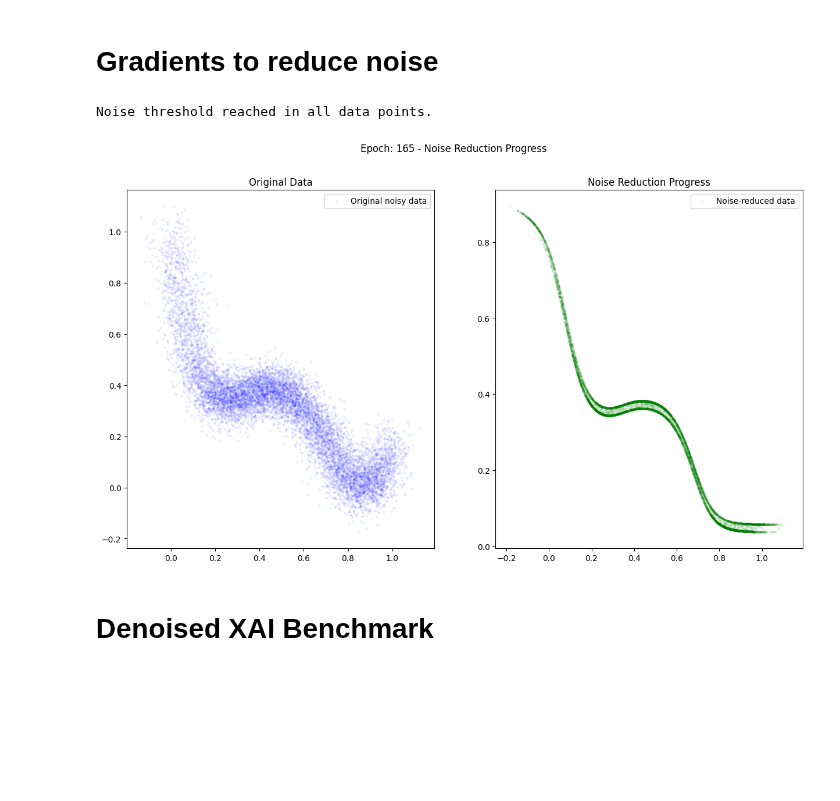
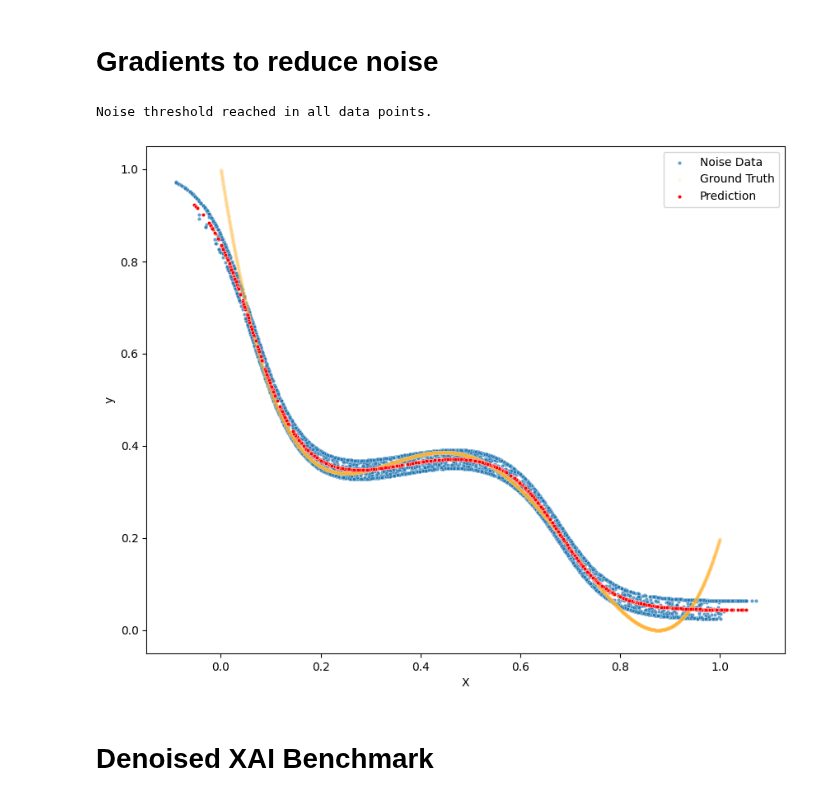
Before and after one commit to ari-dasci/S-DenoGrad, a Jupyter notebook: src/notebooks/polinomial_2D/polinomial_Gradient.ipynb, the cells around one changed output. Cells and saved outputs as stored; diff of their text form; code cells hidden in the pictures; blank space fills up the shorter version.

```diff
--- a/src/notebooks/polinomial_2D/polinomial_Gradient.ipynb
+++ b/src/notebooks/polinomial_2D/polinomial_Gradient.ipynb
@@ -300,16 +303,26 @@ df_no_noise = df_noisy.copy()
 dlnr = DLNoiseReduction(model=model, criterion=criterion)
 dlnr.fit(df_noisy['X'].values.reshape(-1, 1), df_noisy['y'].values.reshape(-1, 1))
 # %%
-df_no_noise['X'], df_no_noise['y'] = dlnr.transform(
-                                                nrr=0.05,
-                                                nr_threshold=0.01,
-                                                max_epochs=200,
-                                                plot_progress=True,
-                                                path_to_save_imgs=None
+df_no_noise['X'], df_no_noise['y'], x_grad, y_grad = dlnr.transform(
+    nrr=0.05,
+    nr_threshold=0.02,
+    max_epochs=200,
+    plot_progress=False,
+    path_to_save_imgs=None
 )
 # %% [output]
 Noise threshold reached in all data points.
-[figure, removed]
+# %%
+import seaborn as sns
+
+plt.figure(figsize=(10,8))
+sns.scatterplot(x=df_no_noise['X'].values, y=df_no_noise['y'].values, label='Noise Data', s=10, alpha=0.7)
+sns.scatterplot(x=df_data['X'], y=df_data['y'], label='Ground Truth', s=10, alpha=0.1, color='orange')
+sns.scatterplot(x=X_test_noisy, y=y_pred_test, label='Prediction', s=10, color='r')
+plt.legend()
+plt.show()
+# %% [output]
+[figure, added]
 # %% [markdown]
 # Denoised XAI Benchmark
 # %%
```
Also changed, not shown: parts of 7 cells of this notebook, 8 other files.
